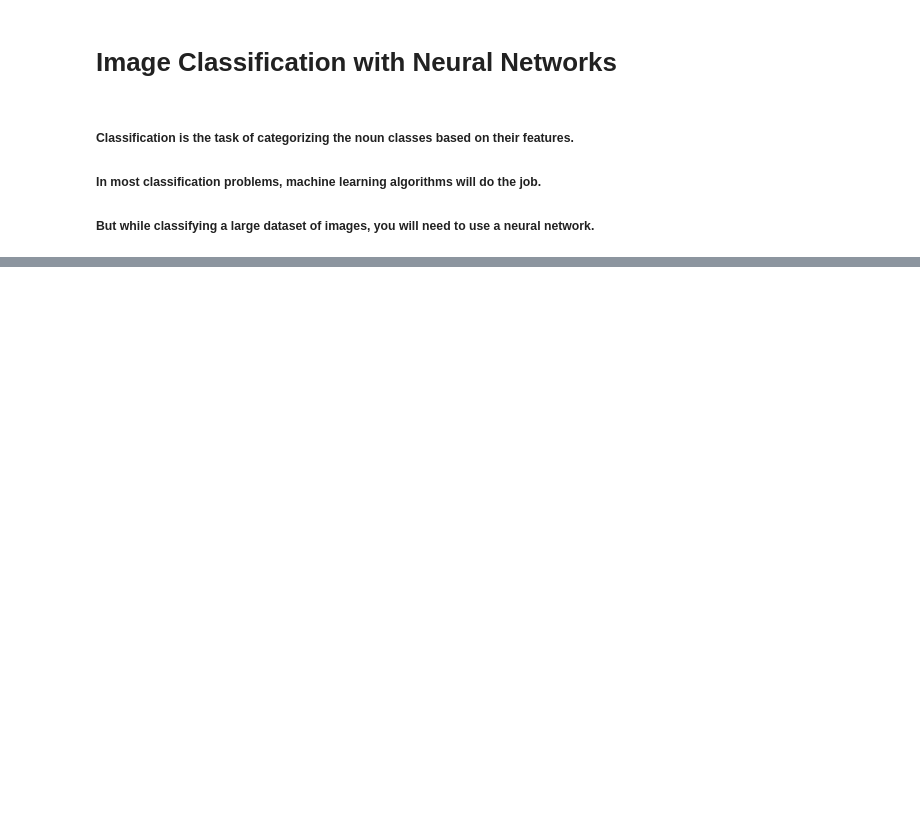
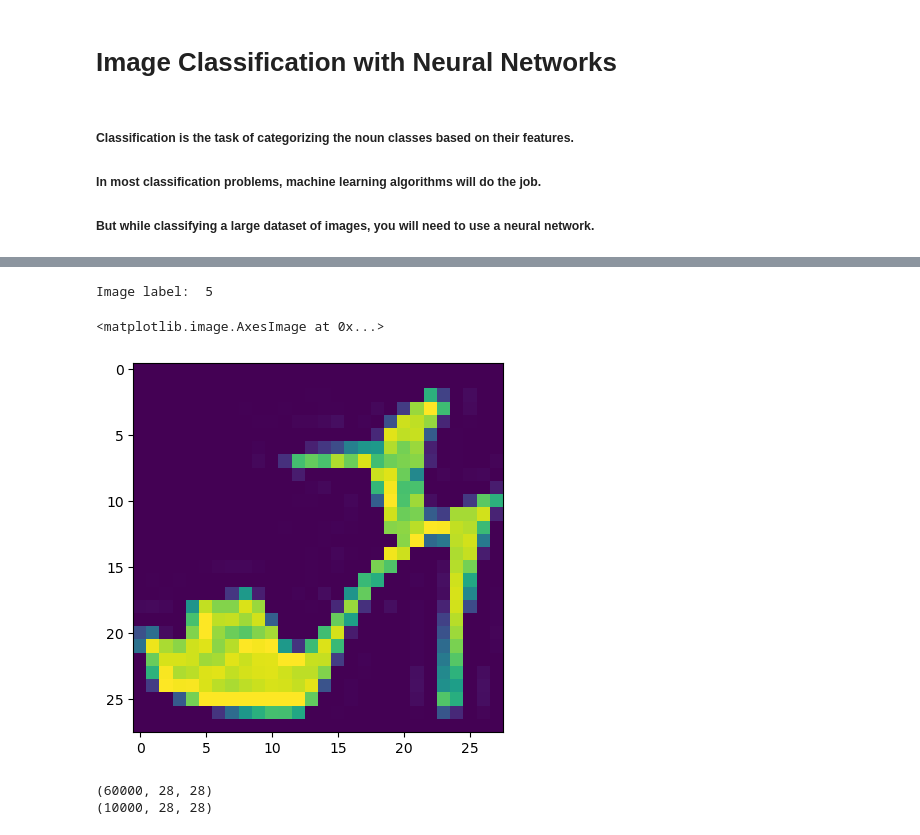
Before and after one commit to damipop7/Data-Science-projects, a Jupyter notebook: machine learning projects/ImageClassification/ImageClassNeuralNet.ipynb, the cells around one changed output, grey strips where cells are left out. Saved outputs shown, nothing was run; the diff lists cells and outputs as text; code cells hidden in the pictures; blank space fills up the shorter version.

```diff
--- a/machine learning projects/ImageClassification/ImageClassNeuralNet.ipynb
+++ b/machine learning projects/ImageClassification/ImageClassNeuralNet.ipynb
@@ -37,0 +38,15 @@ fashion = keras.datasets.fashion_mnist
+# %%
+imgIndex= 9
+image= xtrain[imgIndex]
+print("Image label: ", ytrain[imgIndex])
+plt.imshow(image)
+# %% [output]
+Image label:  5
+<matplotlib.image.AxesImage at 0x...>
+[figure, added]
+# %%
+print(xtrain.shape)
+print(xtest.shape)
+# %% [output]
+(60000, 28, 28)
+(10000, 28, 28)
```
Also changed, not shown: parts of 12 cells of this notebook, 3 other files.
